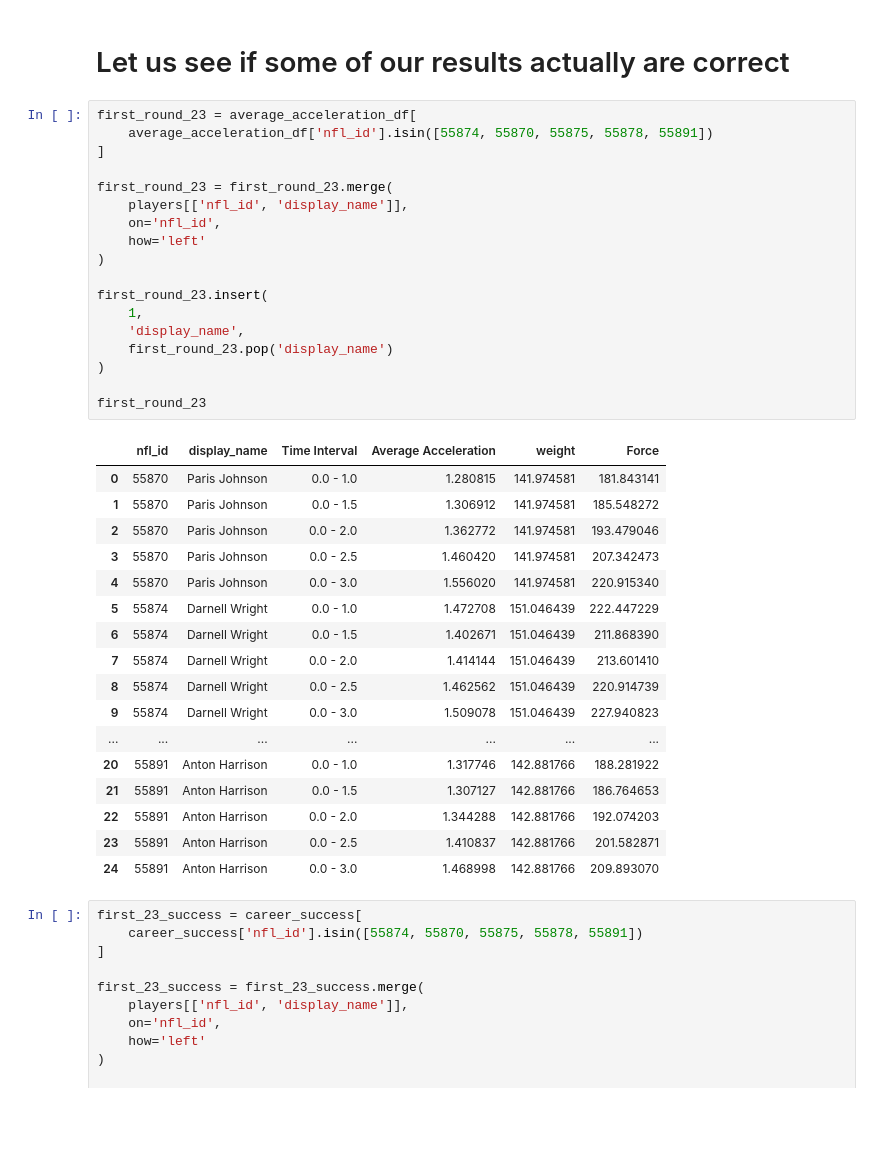
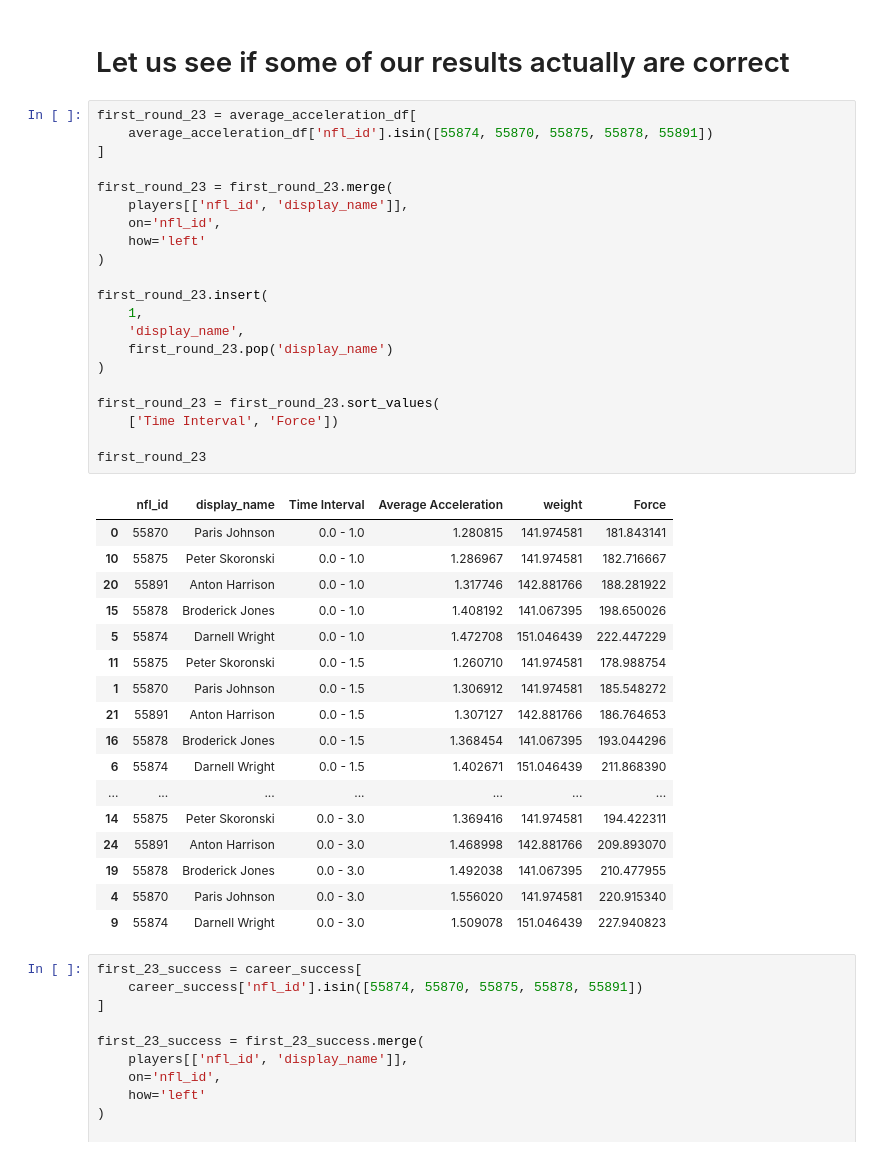
Before and after one commit to hankike/Big_Data_Bowl_27, a Jupyter notebook: phase_two.ipynb, the cells around one changed output. Drawn from its saved outputs; the diff is of its cells as text; blank space fills up the shorter version.

```diff
--- a/phase_two.ipynb
+++ b/phase_two.ipynb
@@ -645,39 +645,42 @@ My overall thoughts are the 40 time and the wave drill seem to be the most promi
 # %%
 first_round_23 = average_acceleration_df[
     average_acceleration_df['nfl_id'].isin([55874, 55870, 55875, 55878, 55891])
 ]
 
 first_round_23 = first_round_23.merge(
     players[['nfl_id', 'display_name']],
     on='nfl_id',
     how='left'
 )
 
 first_round_23.insert(
     1,
     'display_name',
     first_round_23.pop('display_name')
 )
 
+first_round_23 = first_round_23.sort_values(
+    ['Time Interval', 'Force'])
+
 first_round_23
 # %% [output]
 |  | nfl_id | display_name | Time Interval | Average Acceleration | weight | Force |
 | 0 | 55870 | Paris Johnson | 0.0 - 1.0 | 1.280815 | 141.974581 | 181.843141 |
+| 10 | 55875 | Peter Skoronski | 0.0 - 1.0 | 1.286967 | 141.974581 | 182.716667 |
+| 20 | 55891 | Anton Harrison | 0.0 - 1.0 | 1.317746 | 142.881766 | 188.281922 |
+| 15 | 55878 | Broderick Jones | 0.0 - 1.0 | 1.408192 | 141.067395 | 198.650026 |
+| 5 | 55874 | Darnell Wright | 0.0 - 1.0 | 1.472708 | 151.046439 | 222.447229 |
+| 11 | 55875 | Peter Skoronski | 0.0 - 1.5 | 1.260710 | 141.974581 | 178.988754 |
 | 1 | 55870 | Paris Johnson | 0.0 - 1.5 | 1.306912 | 141.974581 | 185.548272 |
-| 2 | 55870 | Paris Johnson | 0.0 - 2.0 | 1.362772 | 141.974581 | 193.479046 |
-| 3 | 55870 | Paris Johnson | 0.0 - 2.5 | 1.460420 | 141.974581 | 207.342473 |
+| 21 | 55891 | Anton Harrison | 0.0 - 1.5 | 1.307127 | 142.881766 | 186.764653 |
+| 16 | 55878 | Broderick Jones | 0.0 - 1.5 | 1.368454 | 141.067395 | 193.044296 |
+| 6 | 55874 | Darnell Wright | 0.0 - 1.5 | 1.402671 | 151.046439 | 211.868390 |
+| ... | ... | ... | ... | ... | ... | ... |
+| 14 | 55875 | Peter Skoronski | 0.0 - 3.0 | 1.369416 | 141.974581 | 194.422311 |
+| 24 | 55891 | Anton Harrison | 0.0 - 3.0 | 1.468998 | 142.881766 | 209.893070 |
+| 19 | 55878 | Broderick Jones | 0.0 - 3.0 | 1.492038 | 141.067395 | 210.477955 |
 | 4 | 55870 | Paris Johnson | 0.0 - 3.0 | 1.556020 | 141.974581 | 220.915340 |
-| 5 | 55874 | Darnell Wright | 0.0 - 1.0 | 1.472708 | 151.046439 | 222.447229 |
-| 6 | 55874 | Darnell Wright | 0.0 - 1.5 | 1.402671 | 151.046439 | 211.868390 |
-| 7 | 55874 | Darnell Wright | 0.0 - 2.0 | 1.414144 | 151.046439 | 213.601410 |
-| 8 | 55874 | Darnell Wright | 0.0 - 2.5 | 1.462562 | 151.046439 | 220.914739 |
 | 9 | 55874 | Darnell Wright | 0.0 - 3.0 | 1.509078 | 151.046439 | 227.940823 |
-| ... | ... | ... | ... | ... | ... | ... |
-| 20 | 55891 | Anton Harrison | 0.0 - 1.0 | 1.317746 | 142.881766 | 188.281922 |
-| 21 | 55891 | Anton Harrison | 0.0 - 1.5 | 1.307127 | 142.881766 | 186.764653 |
-| 22 | 55891 | Anton Harrison | 0.0 - 2.0 | 1.344288 | 142.881766 | 192.074203 |
-| 23 | 55891 | Anton Harrison | 0.0 - 2.5 | 1.410837 | 142.881766 | 201.582871 |
-| 24 | 55891 | Anton Harrison | 0.0 - 3.0 | 1.468998 | 142.881766 | 209.893070 |
 # %%
 first_23_success = career_success[
     career_success['nfl_id'].isin([55874, 55870, 55875, 55878, 55891])
```
